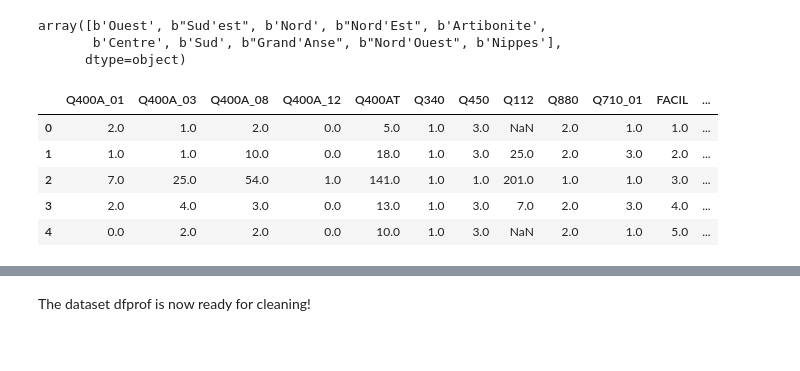
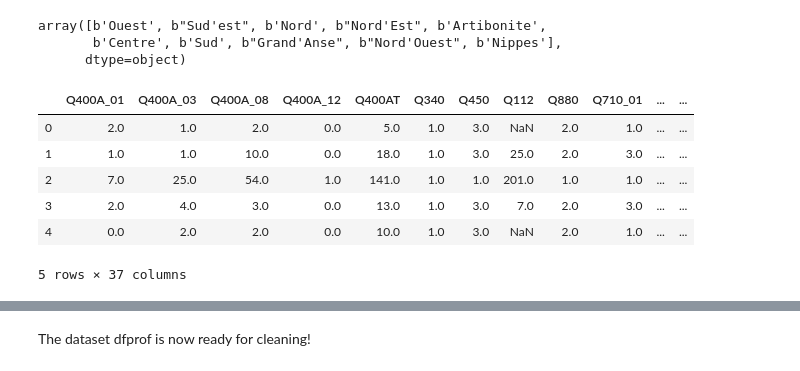
Before and after one commit to tchala14/Creative_Capstone, a Jupyter notebook: Final Creative Capstone/Tchalins_Final_Project.ipynb, the cells around one changed output, grey strips where cells are left out. Drawn from its saved outputs; the diff is of its cells as text; code cells hidden in the pictures.

```diff
--- a/Final Creative Capstone/Tchalins_Final_Project.ipynb
+++ b/Final Creative Capstone/Tchalins_Final_Project.ipynb
@@ -147,6 +117,6 @@ The dataset dfsite is now ready for cleaning!
 # %%
 #dfpro is a dataframe contain the caracteristics of  health sites in Haiti by number and the type
-dfpro=pd.read_sas('HTFC7AFLSP.SAS7BDAT')
+dfpro=pd.read_sas('HTFC7AFLSP.SAS7BDAT',encoding='latin8')
 dfpro
 # %% [output]
 Warning: column count mismatch (2 + 183 != 1871)
@@ -178,3 +152,12 @@ col_total[:10]
  'FACTYPE',
  'MGA',
  'FTYPE']
+# %%
+list_c=['Q400A_01','Q400A_03','Q400A_08','Q400A_12','Q400AT','Q340','Q450','Q112','Q880','Q710_01','Q110','FACIL','DEPARTN','VILCOMN','FACTYPE','MGA','FTYPE']
+for i in range(1,21):
+    if i<10:
+        list_c.append(f'Q102_0{i}')
+    else:
+        list_c.append(f'Q102_{i}')
+
+list_c
@@ -187,14 +188,15 @@ array([b'Ouest', b"Sud'est", b'Nord', b"Nord'Est", b'Artibonite',
       dtype=object)
 # %%
 #dfprof is a dataframe contains the variables selected from dfpro
-dfprof=dfpro[['Q400A_01','Q400A_03','Q400A_08','Q400A_12','Q400AT','Q340','Q450','Q112','Q880','Q710_01','FACIL','DEPARTN','VILCOMN']]
-dfprof.head()
+dfp=dfpro[list_c]
+dfp.head()
 # %% [output]
-|  | Q400A_01 | Q400A_03 | Q400A_08 | Q400A_12 | Q400AT | Q340 | Q450 | Q112 | Q880 | Q710_01 | FACIL | ... |
-| 0 | 2.0 | 1.0 | 2.0 | 0.0 | 5.0 | 1.0 | 3.0 | NaN | 2.0 | 1.0 | 1.0 | ... |
-| 1 | 1.0 | 1.0 | 10.0 | 0.0 | 18.0 | 1.0 | 3.0 | 25.0 | 2.0 | 3.0 | 2.0 | ... |
-| 2 | 7.0 | 25.0 | 54.0 | 1.0 | 141.0 | 1.0 | 1.0 | 201.0 | 1.0 | 1.0 | 3.0 | ... |
-| 3 | 2.0 | 4.0 | 3.0 | 0.0 | 13.0 | 1.0 | 3.0 | 7.0 | 2.0 | 3.0 | 4.0 | ... |
-| 4 | 0.0 | 2.0 | 2.0 | 0.0 | 10.0 | 1.0 | 3.0 | NaN | 2.0 | 1.0 | 5.0 | ... |
+|  | Q400A_01 | Q400A_03 | Q400A_08 | Q400A_12 | Q400AT | Q340 | Q450 | Q112 | Q880 | Q710_01 | ... | ... |
+| 0 | 2.0 | 1.0 | 2.0 | 0.0 | 5.0 | 1.0 | 3.0 | NaN | 2.0 | 1.0 | ... | ... |
+| 1 | 1.0 | 1.0 | 10.0 | 0.0 | 18.0 | 1.0 | 3.0 | 25.0 | 2.0 | 3.0 | ... | ... |
+| 2 | 7.0 | 25.0 | 54.0 | 1.0 | 141.0 | 1.0 | 1.0 | 201.0 | 1.0 | 1.0 | ... | ... |
+| 3 | 2.0 | 4.0 | 3.0 | 0.0 | 13.0 | 1.0 | 3.0 | 7.0 | 2.0 | 3.0 | ... | ... |
+| 4 | 0.0 | 2.0 | 2.0 | 0.0 | 10.0 | 1.0 | 3.0 | NaN | 2.0 | 1.0 | ... | ... |
+5 rows × 37 columns
 # %%
 #list of new variables name's
```
Also changed, not shown: parts of 65 cells of this notebook, 4 other files.
